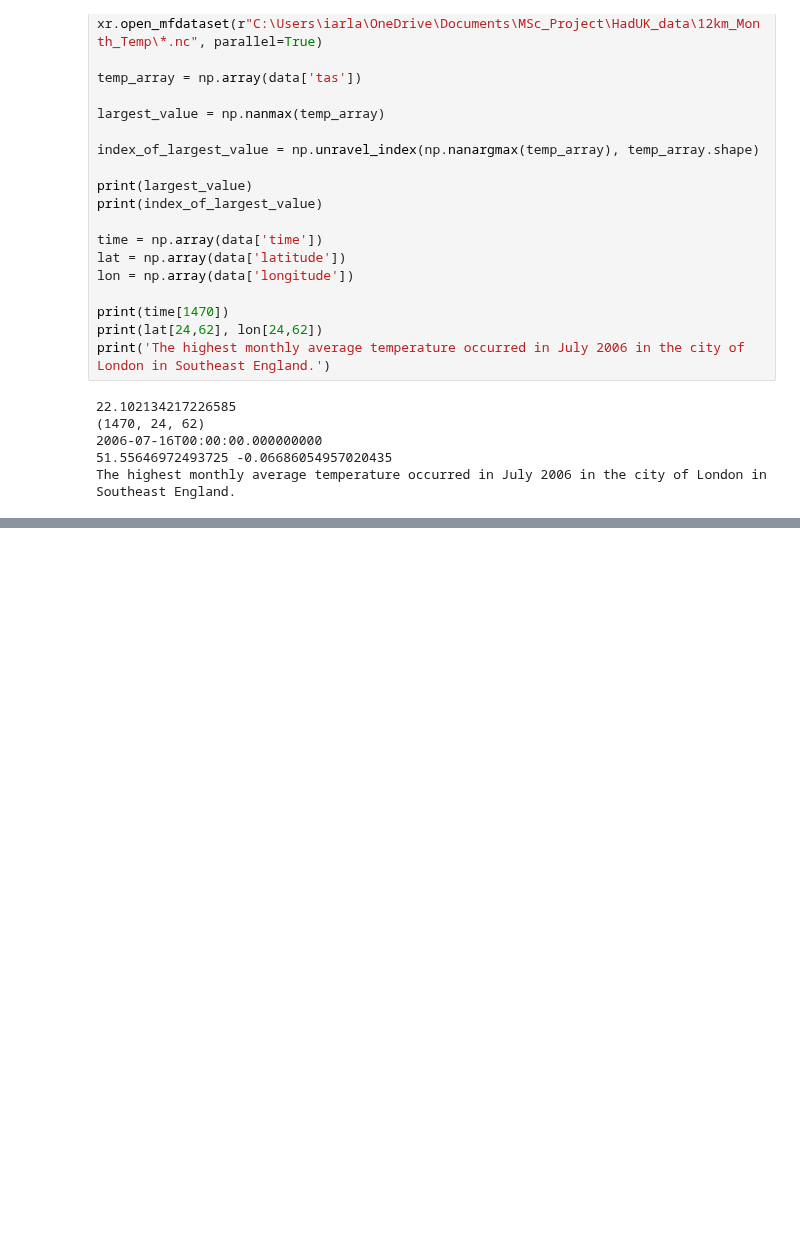
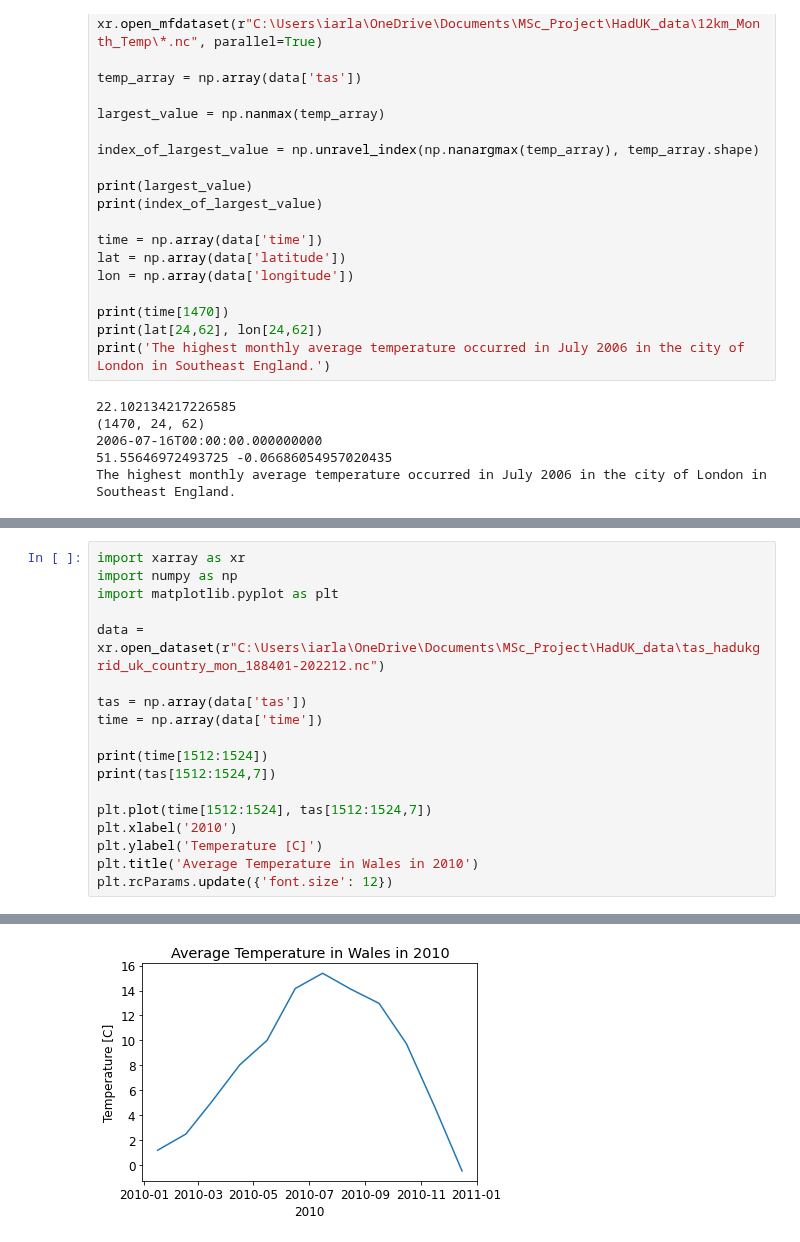
Before and after one commit to Iarla-Boyce/MSc-Project, a Jupyter notebook: 03_11.ipynb, the cells around one changed output, grey strips where cells are left out. Drawn from its saved outputs; the diff is of its cells as text; blank space fills up the shorter version.

```diff
--- a/03_11.ipynb
+++ b/03_11.ipynb
@@ -705,0 +795,19 @@ The highest monthly average temperature occurred in July 2006 in the city of Lon
+# %%
+import xarray as xr
+import numpy as np
+import matplotlib.pyplot as plt
+
+data = xr.open_dataset(r"C:\Users\iarla\OneDrive\Documents\MSc_Project\HadUK_data\tas_hadukgrid_uk_country_mon_188401-202212.nc")
+
+tas = np.array(data['tas'])
+time = np.array(data['time'])
+
+print(time[1512:1524])
+print(tas[1512:1524,7])
+
+plt.plot(time[1512:1524], tas[1512:1524,7])
+plt.xlabel('2010')
+plt.ylabel('Temperature [C]')
+plt.title('Average Temperature in Wales in 2010')
+plt.rcParams.update({'font.size': 12})
+# %% [output]
@@ -705,0 +822 @@ The highest monthly average temperature occurred in July 2006 in the city of Lon
+[figure, added]
```
Also changed, not shown: parts of 6 cells of this notebook.
